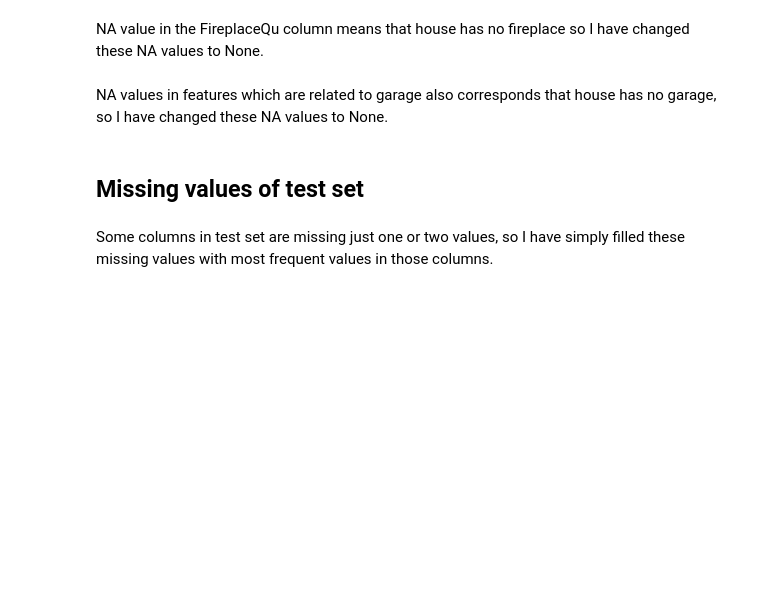
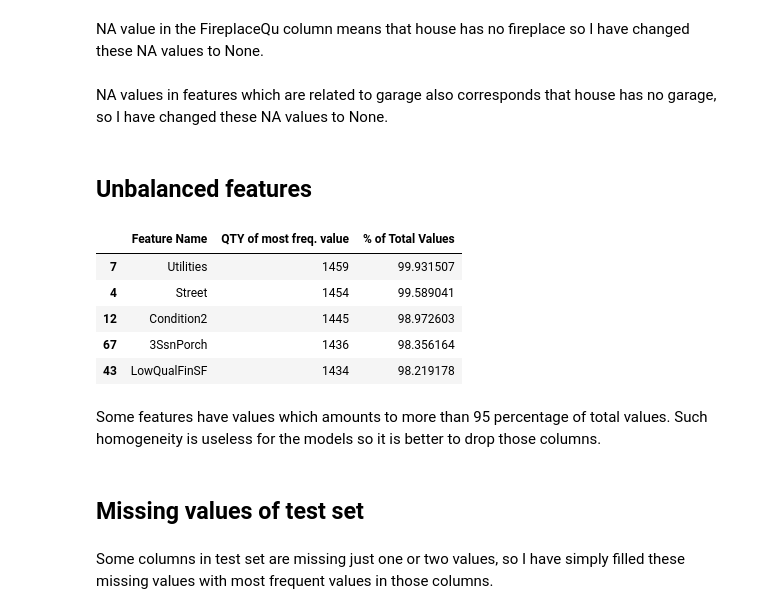
Before and after one commit to Gedas-LT/kaggle-ames-house-prices, a Jupyter notebook: predictions.ipynb, the cells around one changed output. Saved outputs shown, nothing was run; the diff lists cells and outputs as text; code cells hidden in the pictures; blank space fills up the shorter version.

Commit message:
95 perc. frequency

```diff
--- a/predictions.ipynb
+++ b/predictions.ipynb
@@ -43,7 +43,7 @@ test_data = pd.read_csv("data/test.csv")
 # %% [markdown]
 In the very beginning I have decided entirely drop Alley, PoolQC, Fence and MiscFeature features because majority of values are missing.
 # %%
-features_to_drop = ["Id", "Alley", "PoolQC", "Fence", "MiscFeature"]
+features_to_drop = ["Id", "Alley", "PoolArea", "PoolQC", "Fence", "MiscFeature"]
 cleaned_train_data = train_data.drop(columns=features_to_drop)
 cleaned_test_data = test_data.drop(columns=features_to_drop)
 # %% [markdown]
@@ -94,3 +94,18 @@ garage_features = ["GarageType", "GarageYrBlt", "GarageFinish", "GarageQual", "G
 for feature in garage_features:
     cleaned_train_data[feature] = cleaned_train_data[feature].fillna("None")
     cleaned_test_data[feature] = cleaned_test_data[feature].fillna("None")
+# %% [markdown]
+## Unbalanced features
+# %%
+def unbalanced_features(table: pd.DataFrame) -> pd.DataFrame:
+    """Takes in a table and returns another table with column names
+    and information about most frequent values in those columns."""
+
+    feature_names = [column for column in table]
+    qty_most_freq_val = [table[column].value_counts().iloc[0] for column in table]
+    qty_most_freq_val_perc = [table[column].value_counts().iloc[0] / len(table) * 100 for column in table]
+
+    most_freq_val_table = pd.DataFrame({"Feature Name": feature_names, "QTY of most freq. value": qty_most_freq_val,
+                                        "% of Total Values": qty_most_freq_val_perc}).sort_values(by="% of Total Values", ascending=False)
+
+    return most_freq_val_table
@@ -96,0 +114,11 @@ for feature in garage_features:
+# %%
+frequent_train_values.head()
+# %% [output]
+|  | Feature Name | QTY of most freq. value | % of Total Values |
+| 7 | Utilities | 1459 | 99.931507 |
+| 4 | Street | 1454 | 99.589041 |
+| 12 | Condition2 | 1445 | 98.972603 |
+| 67 | 3SsnPorch | 1436 | 98.356164 |
+| 43 | LowQualFinSF | 1434 | 98.219178 |
+# %% [markdown]
+Some features have values which amounts to more than 95 percentage of total values. Such homogeneity is useless for the models so it is better to drop those columns.
```
Also changed, not shown: parts of 17 cells of this notebook.
